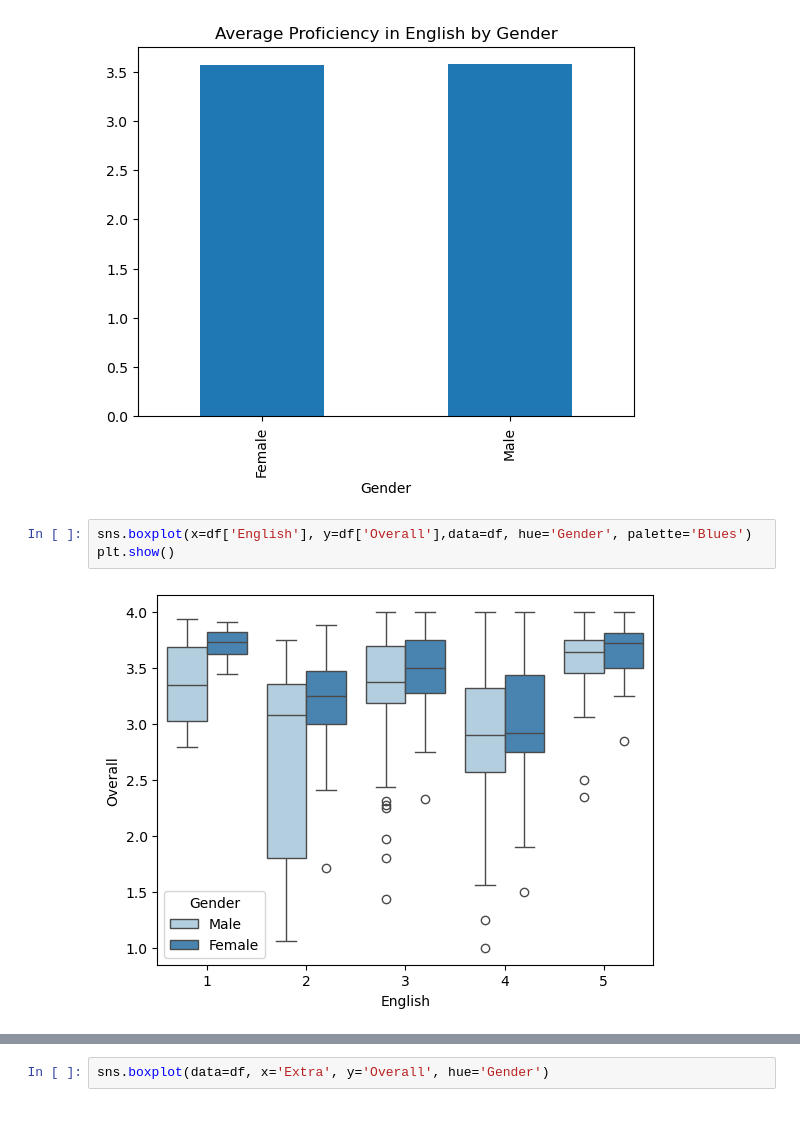
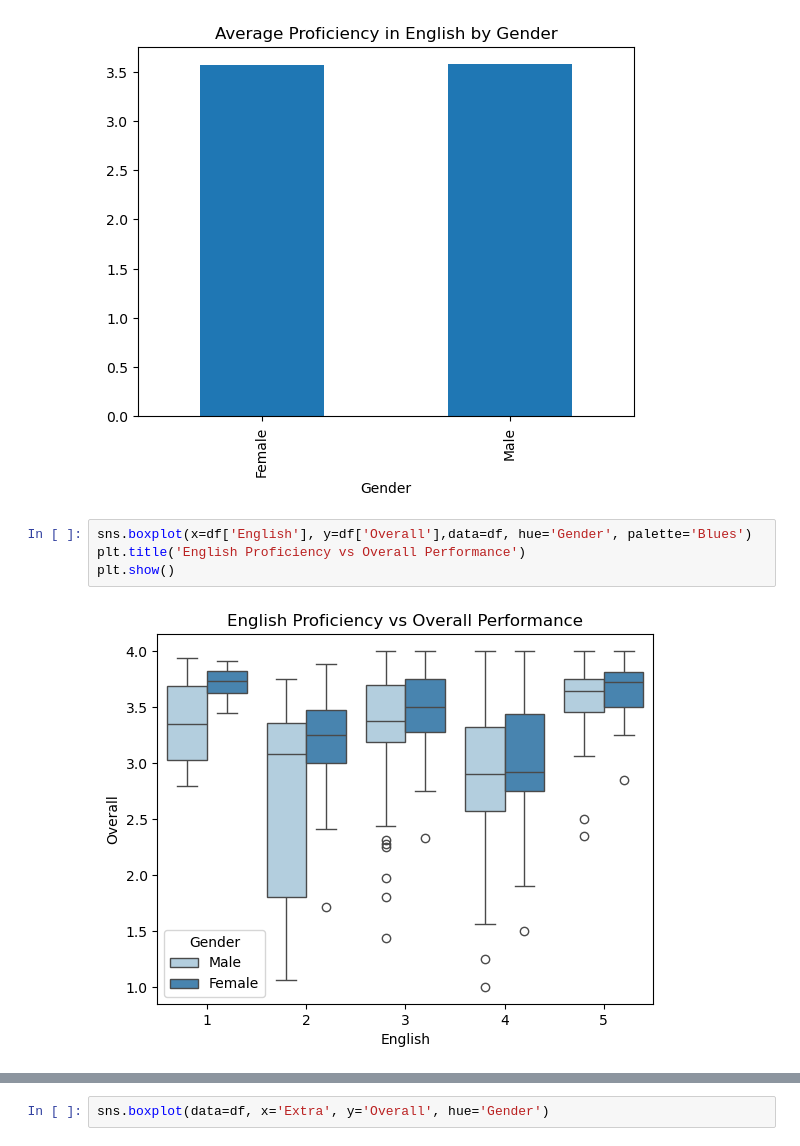
Before and after one commit to I-jidd/Data-Analysis-Machine-Learning, a Jupyter notebook: Student Performance Metrics Dataset/Student-Performance-Metrics-Dataset.ipynb, the cells around one changed output, grey strips where cells are left out. Saved outputs shown, nothing was run; the diff lists cells and outputs as text; blank space fills up the shorter version.

```diff
--- a/Student Performance Metrics Dataset/Student-Performance-Metrics-Dataset.ipynb
+++ b/Student Performance Metrics Dataset/Student-Performance-Metrics-Dataset.ipynb
@@ -211,8 +211,9 @@ df.groupby('Gender')['English'].mean().plot(kind='bar',title='Average Proficienc
 [figure]
 # %%
 sns.boxplot(x=df['English'], y=df['Overall'],data=df, hue='Gender', palette='Blues')
+plt.title('English Proficiency vs Overall Performance')
 plt.show()
 # %% [output]
-[figure, old version]
+[figure, new version]
 # %%
 sns.boxplot(data=df, x=df['Gaming'], y=df['Overall'], hue='Gender', palette='Blues')
```
Also changed, not shown: parts of 5 cells of this notebook.
